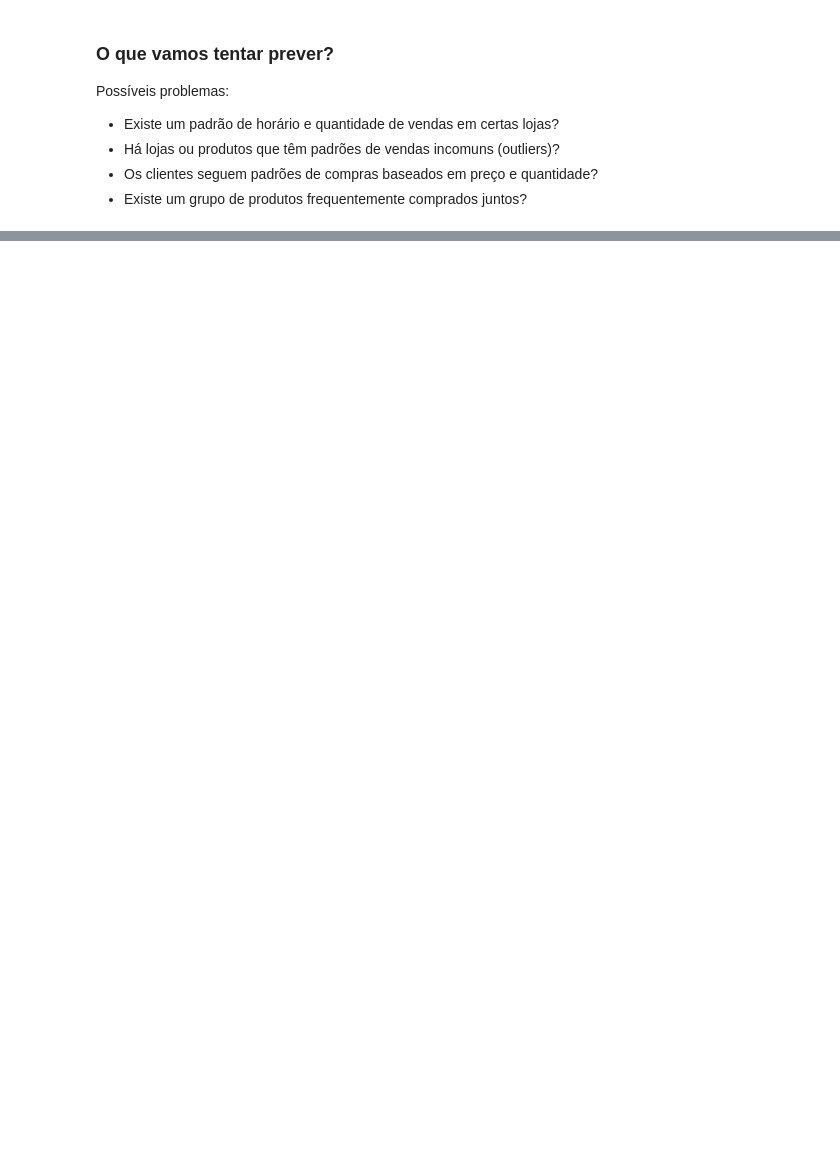
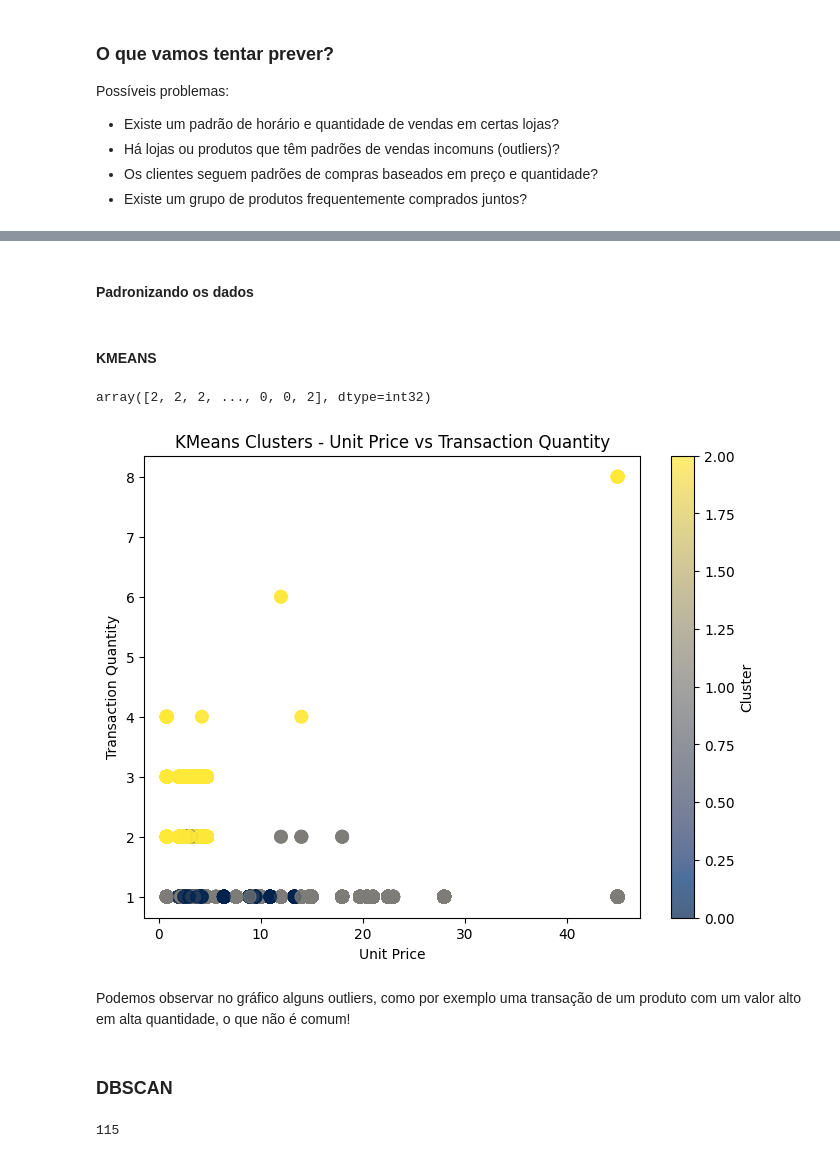
Before and after one commit to GodKelvin/pos-ia-dados-ufes, a Jupyter notebook: Clusterização e Redução de Dimensionalidade/projeto_disciplina.ipynb, the cells around one changed output, grey strips where cells are left out. Drawn from its saved outputs; the diff is of its cells as text; code cells hidden in the pictures; blank space fills up the shorter version.

```diff
--- a/Clusterização e Redução de Dimensionalidade/projeto_disciplina.ipynb
+++ b/Clusterização e Redução de Dimensionalidade/projeto_disciplina.ipynb
@@ -114,0 +120,53 @@ Possíveis problemas:
+# %% [markdown]
+#### Padronizando os dados
+# %%
+from sklearn.preprocessing import StandardScaler
+
+# Colunas a serem estudadas
+features = ["product_category", "product_type", "unit_price", "transaction_qty"]
+X = dataframe[features]
+
+# Padronizando os dados
+scaler = StandardScaler()
+data_scaled = scaler.fit_transform(X)
+# %% [markdown]
+#### KMEANS
+# %%
+from sklearn.cluster import KMeans
+import matplotlib.pyplot as plt
+
+kmeans = KMeans(n_clusters=3, random_state=0).fit(data_scaled)
+kmeans.labels_
+# %% [output]
+array([2, 2, 2, ..., 0, 0, 2], dtype=int32)
+# %%
+plt.figure(figsize=(8, 6))
+# Selecionando duas colunas para plotar: unit_price e transaction_qty
+scatter = plt.scatter(
+  dataframe["unit_price"],
+  dataframe["transaction_qty"],
+  c=kmeans.labels_,
+  cmap='cividis',
+  s=80,
+  alpha=0.7
+)
+
+plt.xlabel('Unit Price')
+plt.ylabel('Transaction Quantity')
+plt.title('KMeans Clusters - Unit Price vs Transaction Quantity')
+plt.colorbar(scatter, label='Cluster')
+plt.show()
+# %% [output]
+[figure, added]
+# %% [markdown]
+Podemos observar no gráfico alguns outliers, como por exemplo uma transação de um produto com um valor alto em alta quantidade, o que não é comum!
+# %% [markdown]
+### DBSCAN
+# %%
+from sklearn.cluster import DBSCAN
+dbscan = DBSCAN(eps=0.15, min_samples=5)
+clusters_dsbcan = dbscan.fit_predict(data_scaled)
+unique_clusters = np.unique(clusters_dsbcan)
+len(unique_clusters)
+# %% [output]
+115
```
Also changed, not shown: parts of 5 cells of this notebook.
